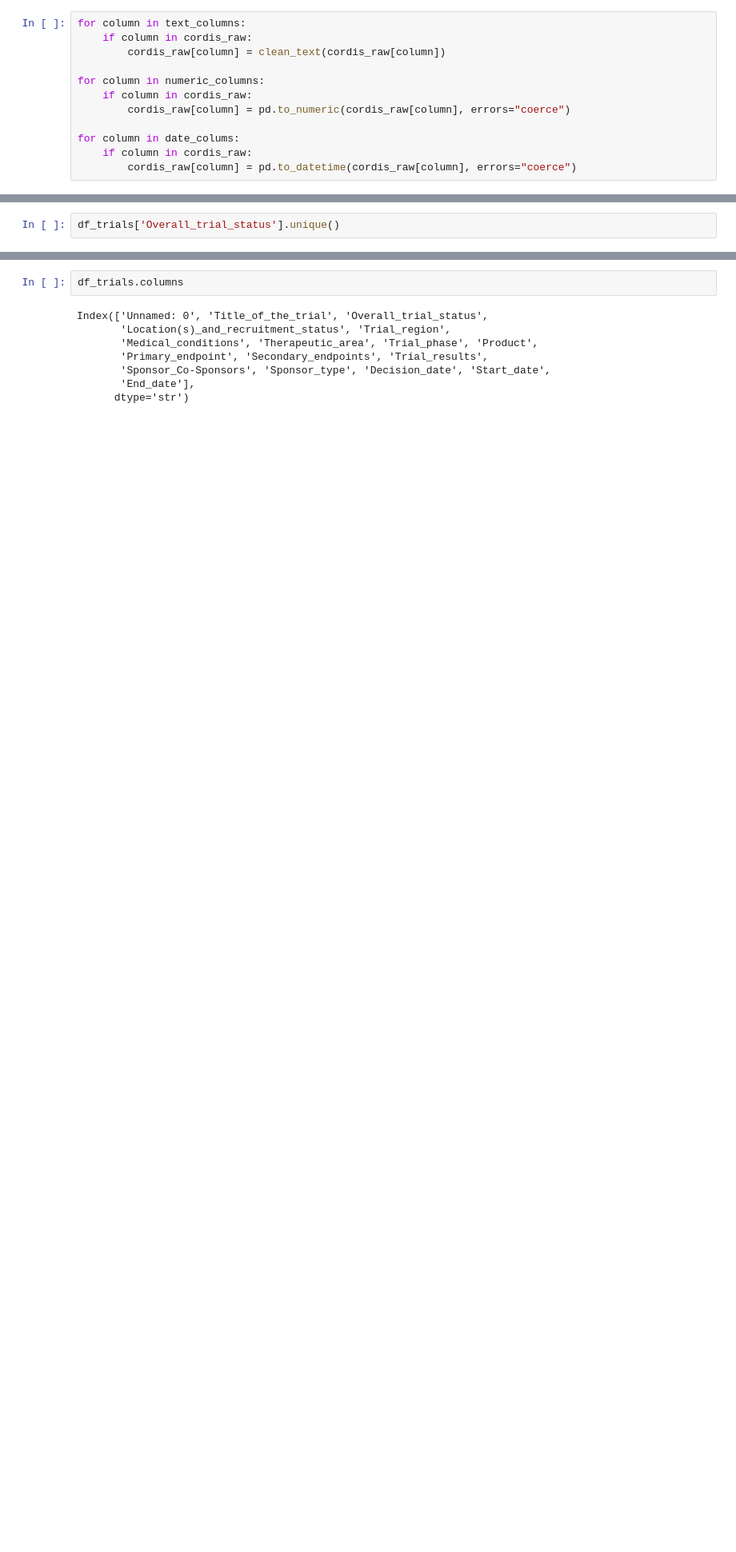
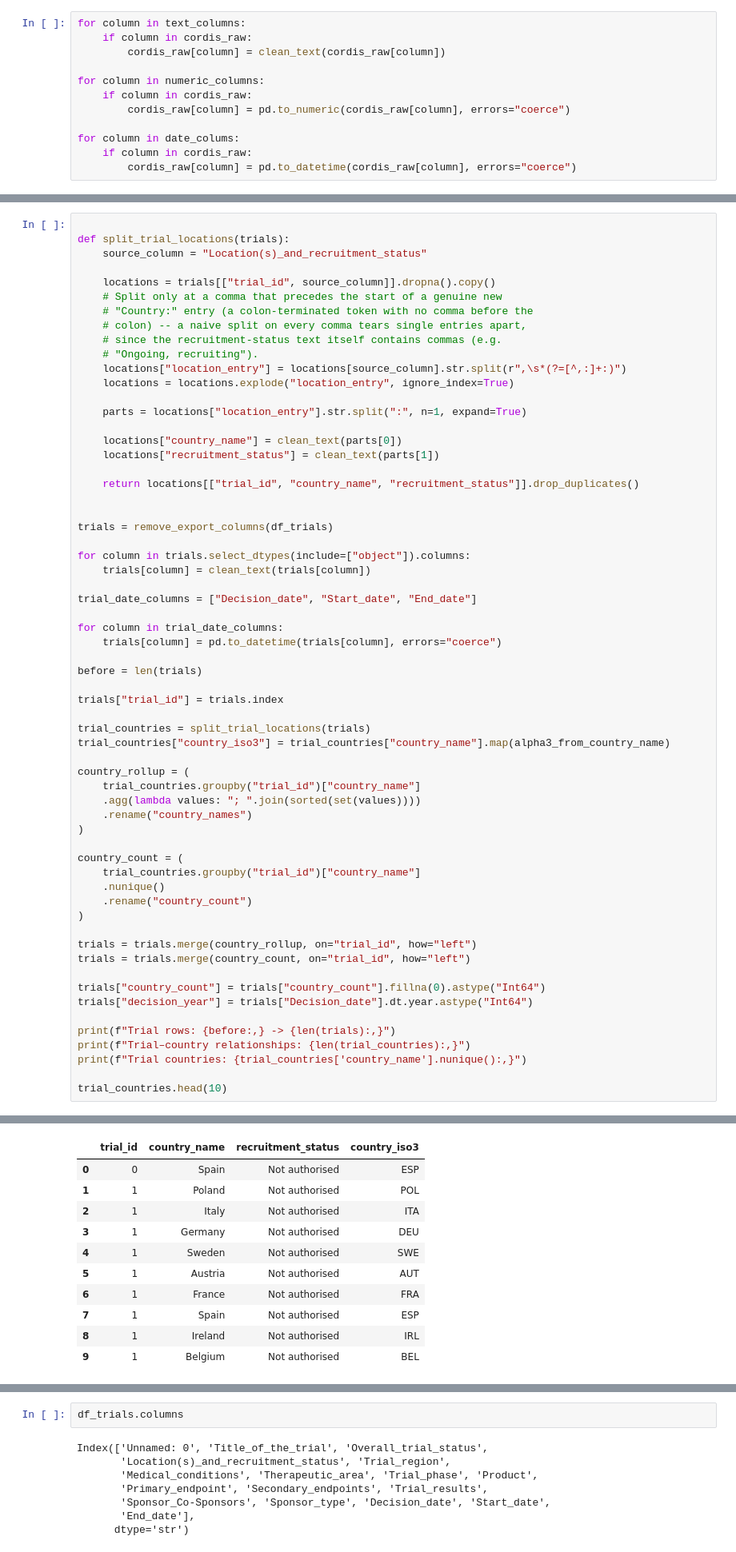
Before and after one commit to FernandaCladera/SalesAnalytics, a Jupyter notebook: Scripts/data_cleaning.ipynb, the cells around one changed output, grey strips where cells are left out. Shown at 80% size. Saved outputs shown, nothing was run; the diff lists cells and outputs as text; blank space fills up the shorter version.

```diff
--- a/Scripts/data_cleaning.ipynb
+++ b/Scripts/data_cleaning.ipynb
@@ -319,5 +458,65 @@ df_trials.head(2)
 | 0 | 0 | A Phase I Clinical Trial of CART ... | Not authorised | Spain:Not authorised | EEA only | ... |
 | 1 | 2 | A Phase 3, Randomized, Double-bli... | Not authorised | Poland:Not authorised, Italy:Not ... | In both EEA and non-EEA | ... |
 # %%
-df_trials['Overall_trial_status'].unique()
+
+def split_trial_locations(trials):
+    source_column = "Location(s)_and_recruitment_status"
+
+    locations = trials[["trial_id", source_column]].dropna().copy()
+    # Split only at a comma that precedes the start of a genuine new
+    # "Country:" entry (a colon-terminated token with no comma before the
+    # colon) -- a naive split on every comma tears single entries apart,
+    # since the recruitment-status text itself contains commas (e.g.
+    # "Ongoing, recruiting").
+    locations["location_entry"] = locations[source_column].str.split(r",\s*(?=[^,:]+:)")
+    locations = locations.explode("location_entry", ignore_index=True)
+
+    parts = locations["location_entry"].str.split(":", n=1, expand=True)
+
+    locations["country_name"] = clean_text(parts[0])
+    locations["recruitment_status"] = clean_text(parts[1])
+
+    return locations[["trial_id", "country_name", "recruitment_status"]].drop_duplicates()
+
+
+trials = remove_export_columns(df_trials)
+
+for column in trials.select_dtypes(include=["object"]).columns:
+    trials[column] = clean_text(trials[column])
+
+trial_date_columns = ["Decision_date", "Start_date", "End_date"]
+
+for column in trial_date_columns:
+    trials[column] = pd.to_datetime(trials[column], errors="coerce")
+
+before = len(trials)
+
+trials["trial_id"] = trials.index
+
+trial_countries = split_trial_locations(trials)
+trial_countries["country_iso3"] = trial_countries["country_name"].map(alpha3_from_country_name)
+
+country_rollup = (
+    trial_countries.groupby("trial_id")["country_name"]
+    .agg(lambda values: "; ".join(sorted(set(values))))
+    .rename("country_names")
+)
+
+country_count = (
+    trial_countries.groupby("trial_id")["country_name"]
+    .nunique()
+    .rename("country_count")
+)
+
+trials = trials.merge(country_rollup, on="trial_id", how="left")
+trials = trials.merge(country_count, on="trial_id", how="left")
+
+trials["country_count"] = trials["country_count"].fillna(0).astype("Int64")
+trials["decision_year"] = trials["Decision_date"].dt.year.astype("Int64")
+
+print(f"Trial rows: {before:,} -> {len(trials):,}")
+print(f"Trial–country relationships: {len(trial_countries):,}")
+print(f"Trial countries: {trial_countries['country_name'].nunique():,}")
+
+trial_countries.head(10)
 # %% [output]
@@ -330,0 +528,11 @@ Length: 10, dtype: str
+|  | trial_id | country_name | recruitment_status | country_iso3 |
+| 0 | 0 | Spain | Not authorised | ESP |
+| 1 | 1 | Poland | Not authorised | POL |
+| 2 | 1 | Italy | Not authorised | ITA |
+| 3 | 1 | Germany | Not authorised | DEU |
+| 4 | 1 | Sweden | Not authorised | SWE |
+| 5 | 1 | Austria | Not authorised | AUT |
+| 6 | 1 | France | Not authorised | FRA |
+| 7 | 1 | Spain | Not authorised | ESP |
+| 8 | 1 | Ireland | Not authorised | IRL |
+| 9 | 1 | Belgium | Not authorised | BEL |
```
Also changed, not shown: parts of 34 cells of this notebook, 2 other files.
